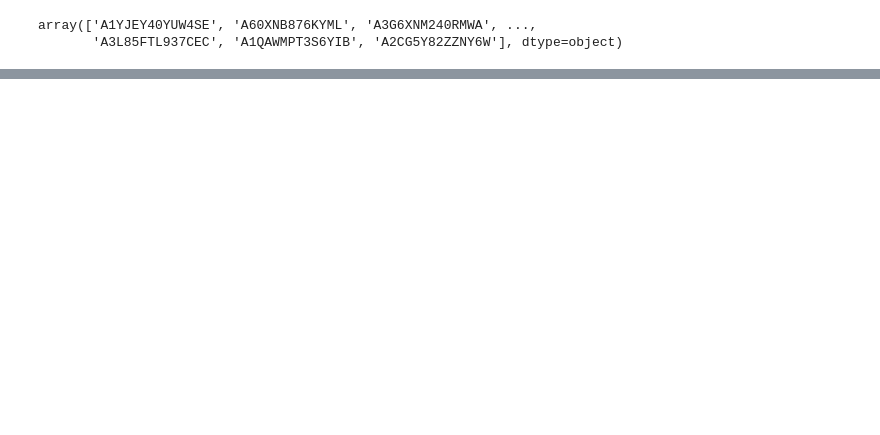
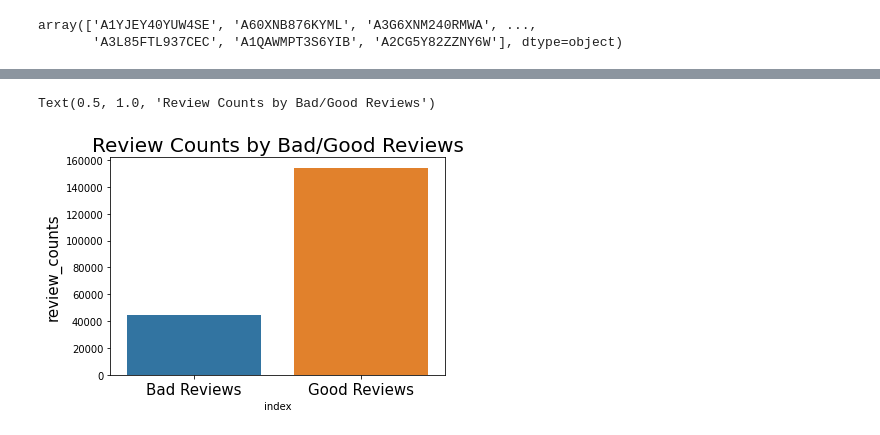
Before and after one commit to vanshika7-max/Amazon-Product-Recommendation-Engine, a Jupyter notebook: Vanshika_Raj_Product_Recommendation_Engine_Capstone_Project.ipynb, the cells around one changed output, grey strips where cells are left out. Cells and saved outputs as stored; diff of their text form; code cells hidden in the pictures; blank space fills up the shorter version.

```diff
--- a/Vanshika_Raj_Product_Recommendation_Engine_Capstone_Project.ipynb
+++ b/Vanshika_Raj_Product_Recommendation_Engine_Capstone_Project.ipynb
@@ -181,0 +318,12 @@ Number of unique products in the final data =  2826
+# %%
+
+# plot review counts in bad review group and good review group
+bad_good=pd.DataFrame(rating_json['target'].value_counts()).reset_index().sort_values(by='index',ascending=False)
+
+sns.barplot(bad_good['index'],bad_good['target'])
+plt.xticks([0,1],["Bad Reviews","Good Reviews"],fontsize=15)
+plt.ylabel('review_counts',fontsize=15)
+plt.title('Review Counts by Bad/Good Reviews',fontsize=20)
+# %% [output]
+Text(0.5, 1.0, 'Review Counts by Bad/Good Reviews')
+[figure, added]
```
Also changed, not shown: parts of 37 cells of this notebook.
